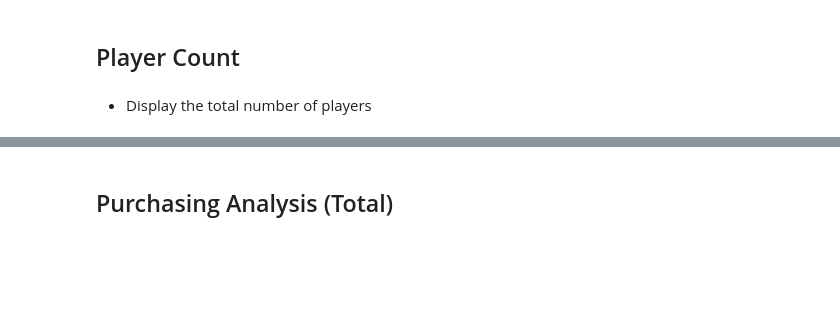
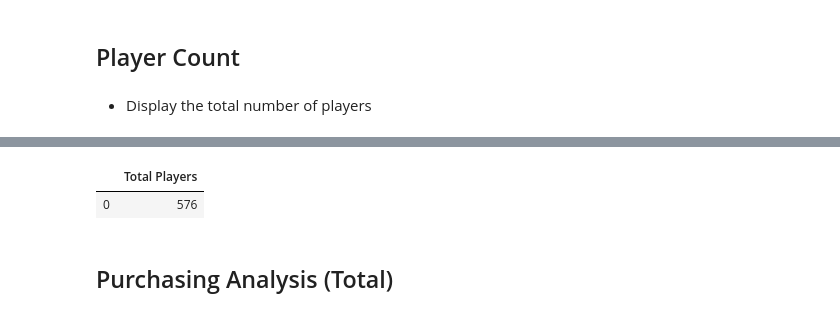
Before and after one commit to anishpatel55/example_inclass, a Jupyter notebook: Pandas Homework/Instructions/HeroesOfPymoli/HeroesOfPymoli_starter.ipynb, the cells around one changed output, grey strips where cells are left out. Drawn from its saved outputs; the diff is of its cells as text; code cells hidden in the pictures; blank space fills up the shorter version.

```diff
--- a/Pandas Homework/Instructions/HeroesOfPymoli/HeroesOfPymoli_starter.ipynb
+++ b/Pandas Homework/Instructions/HeroesOfPymoli/HeroesOfPymoli_starter.ipynb
@@ -22,3 +22,9 @@ NameError: name 'purchase_data' is not defined
+# %%
+player_count = pd.DataFrame({"Total Players": [numofplayers]})
+player_count
+# %% [output]
+|  | Total Players |
+| 0 | 576 |
 # %% [markdown]
 ## Purchasing Analysis (Total)
 # %% [markdown]
```
Also changed, not shown: parts of 19 cells of this notebook.
